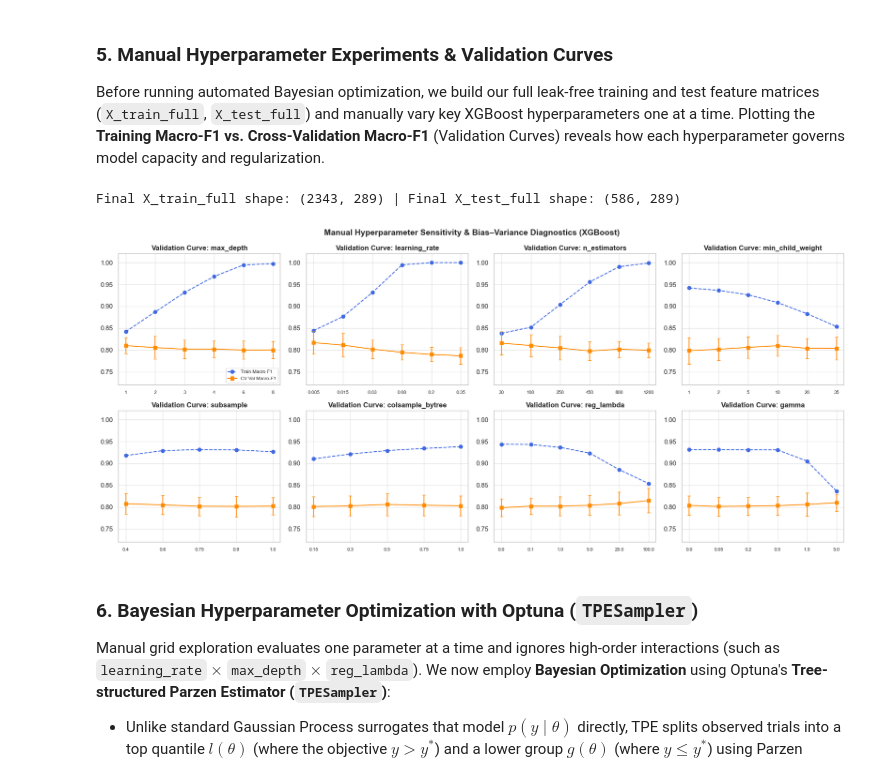
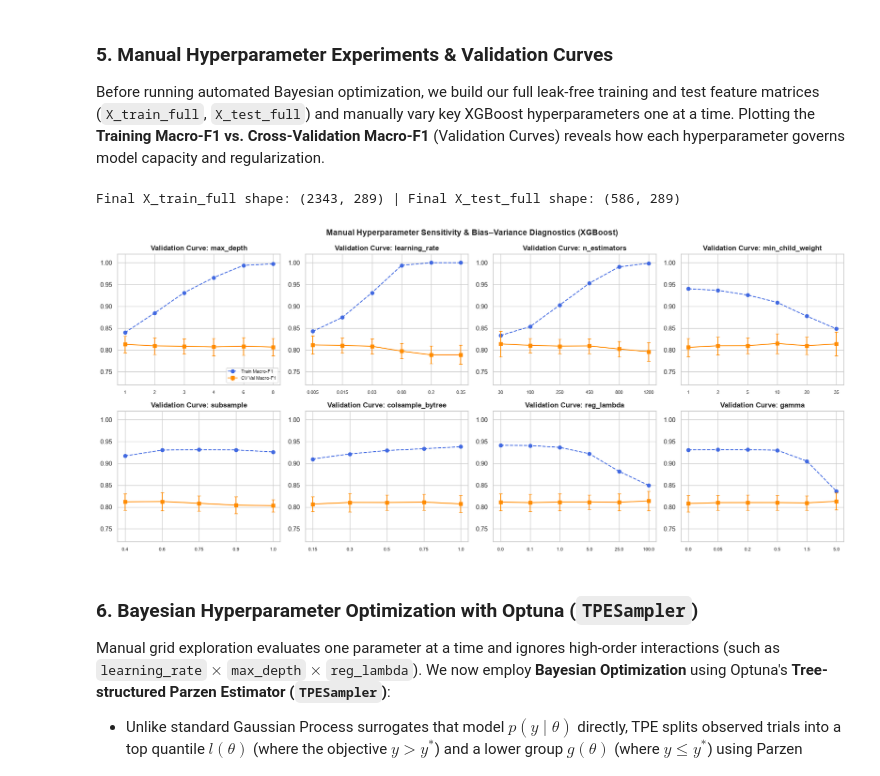
Before and after one commit to SimonRaul/ML_lab, a Jupyter notebook: L2_XGBoost_Classification.ipynb, the cells around one changed output. Saved outputs shown, nothing was run; the diff lists cells and outputs as text; code cells hidden in the pictures.

```diff
--- a/L2_XGBoost_Classification.ipynb
+++ b/L2_XGBoost_Classification.ipynb
@@ -677,27 +678,40 @@ X_test_full = master_meta.transform_test(X_te_base)
 
 print(f"Final X_train_full shape: {X_train_full.shape} | Final X_test_full shape: {X_test_full.shape}")
 
-fixed_cv_splits = list(cv5.split(X_train_full, y_train))
+fixed_cv_splits = list(cv5.split(df_train_raw, y_train))
+
+# Build genuinely nested features once: each outer validation fold is transformed
+# by a pipeline and regressors fitted only on that outer fold's training rows.
+nested_cv_data = []
+for outer_tr_i, outer_va_i in fixed_cv_splits:
+    outer_pipe = AmesFeaturePipeline(encoding_mode="onehot", add_domain_features=True)
+    outer_tr_base = outer_pipe.fit_transform(df_train_raw.iloc[outer_tr_i])
+    outer_va_base = outer_pipe.transform(df_train_raw.iloc[outer_va_i])
+    outer_meta = OrdinalPriceMetaGenerator(n_splits=5, random_state=RANDOM_SEED)
+    outer_tr_meta = outer_meta.fit_transform_oof(outer_tr_base, log_y_train[outer_tr_i])
+    outer_va_meta = outer_meta.transform_test(outer_va_base)
+    nested_cv_data.append((outer_tr_meta, outer_va_meta))
+
 
 def eval_xgb_params_cv(params_dict, weight_power=0.5):
     tr_scores, va_scores = [], []
     oof_probs = np.zeros((len(X_train_full), N_CLASSES))
-    for tr_i, va_i in fixed_cv_splits:
+    for (tr_i, va_i), (X_tr_fold, X_va_fold) in zip(fixed_cv_splits, nested_cv_data):
         sw = compute_sample_weight("balanced", y_train[tr_i]) ** weight_power
         model = xgb.XGBClassifier(**params_dict)
-        model.fit(X_train_full.iloc[tr_i], y_train[tr_i], sample_weight=sw)
+        model.fit(X_tr_fold, y_train[tr_i], sample_weight=sw)
 
-        p_va = model.predict_proba(X_train_full.iloc[va_i])
+        p_va = model.predict_proba(X_va_fold)
         oof_probs[va_i] = p_va
         va_scores.append(f1_score(y_train[va_i], p_va.argmax(axis=1), average="macro"))
-        tr_scores.append(f1_score(y_train[tr_i], model.predict(X_train_full.iloc[tr_i]), average="macro"))
+        tr_scores.append(f1_score(y_train[tr_i], model.predict(X_tr_fold), average="macro"))
     return np.mean(tr_scores), np.mean(va_scores), np.std(va_scores), oof_probs
 
 SWEEP_BASE = dict(
-    n_estimators=350, learning_rate=0.03, max_depth=3,
-    min_child_weight=3.0, subsample=0.75, colsample_bytree=0.6,
-    reg_lambda=2.0, reg_alpha=0.1, gamma=0.1,
-    tree_method="hist", random_state=RANDOM_SEED, n_jobs=-1
+n_estimators=350, learning_rate=0.03, max_depth=3,
+min_child_weight=3.0, subsample=0.75, colsample_bytree=0.6,
+reg_lambda=2.0, reg_alpha=0.1, gamma=0.1,
+tree_method="hist", random_state=RANDOM_SEED, n_jobs=-1
 )
 
 param_sweeps = {
@@ -714,34 +728,34 @@ param_sweeps = {
 sweep_rows = []
 fig, axes = plt.subplots(2, 4, figsize=(18, 8))
 axes = axes.ravel()
 
 for idx, (p_name, p_vals) in enumerate(param_sweeps.items()):
     tr_list, va_list, std_list = [], [], []
     for val in p_vals:
         cfg = {**SWEEP_BASE, p_name: val}
         tr_m, va_m, va_s, _ = eval_xgb_params_cv(cfg)
         tr_list.append(tr_m)
         va_list.append(va_m)
         std_list.append(va_s)
         sweep_rows.append({"Hyperparameter": p_name, "Value": val, "Train F1": tr_m, "CV Val F1": va_m, "CV Std": va_s})
 
     ax = axes[idx]
     x_pos = np.arange(len(p_vals))
     ax.plot(x_pos, tr_list, "o--", color="royalblue", label="Train Macro-F1")
     ax.errorbar(x_pos, va_list, yerr=std_list, fmt="s-", color="darkorange", capsize=3, label="CV Val Macro-F1")
     ax.set_xticks(x_pos)
     ax.set_xticklabels([str(v) for v in p_vals], fontsize=8)
     ax.set_title(f"Validation Curve: {p_name}", fontweight="bold")
     ax.set_ylim(0.72, 1.02)
     if idx == 0:
         ax.legend(loc="lower right", fontsize=8)
 
 plt.suptitle("Manual Hyperparameter Sensitivity & Bias–Variance Diagnostics (XGBoost)", fontsize=14, fontweight="bold")
 plt.tight_layout()
 plt.show()
 # %% [output]
 Final X_train_full shape: (2343, 289) | Final X_test_full shape: (586, 289)
-[figure, old version]
+[figure, new version]
 # %% [markdown]
 ### 6. Bayesian Hyperparameter Optimization with Optuna (`TPESampler`)
 
```
Also changed, not shown: parts of 13 cells of this notebook, 2 other files.
